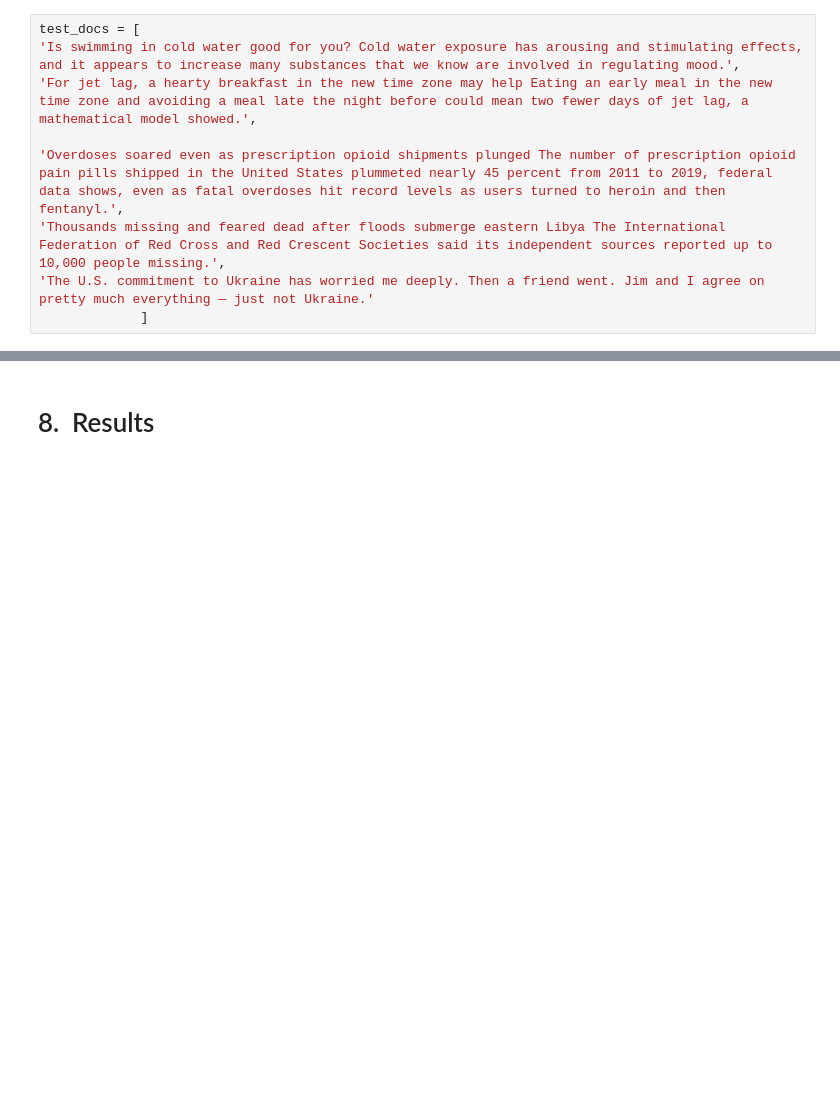
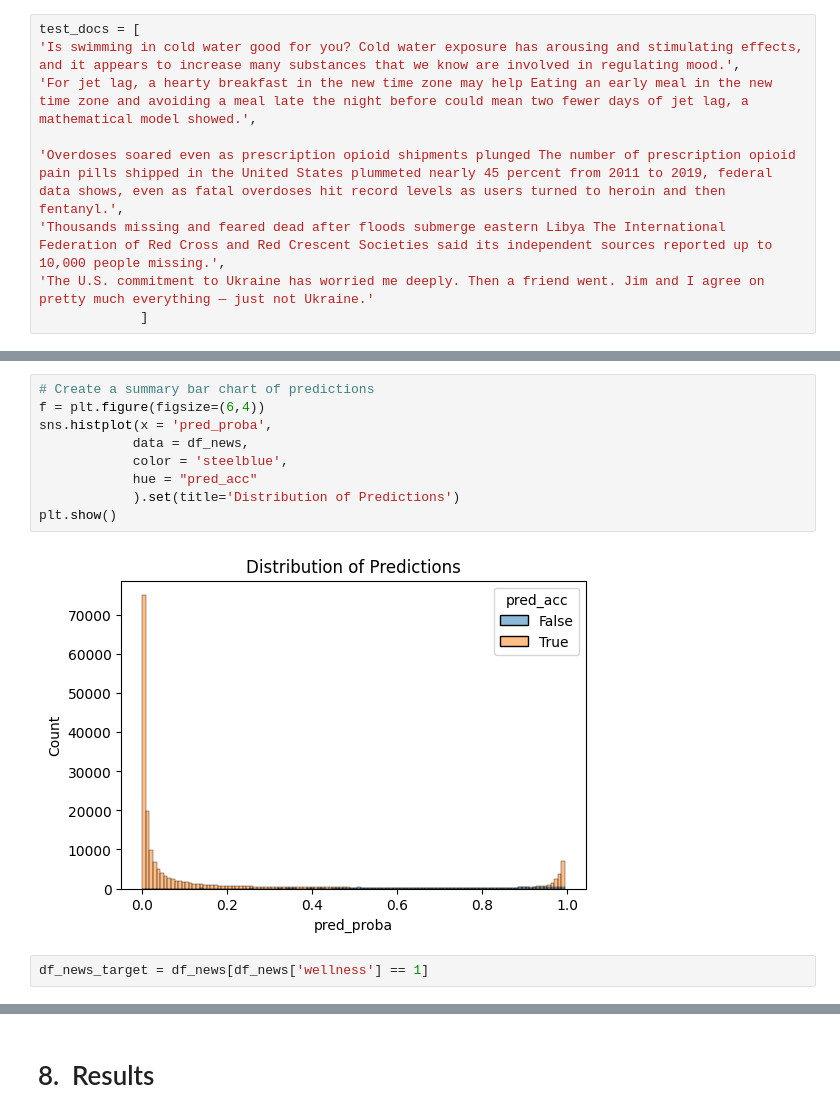
Before and after one commit to TOM-BOHN/MsDS-Marketing-Supervised-Text-Classification, a Jupyter notebook: marketing_text_classification.ipynb, the cells around one changed output, grey strips where cells are left out. Cells and saved outputs as stored; diff of their text form; blank space fills up the shorter version.

```diff
--- a/marketing_text_classification.ipynb
+++ b/marketing_text_classification.ipynb
@@ -763,0 +795,13 @@ The U.S. commitment to Ukraine has worried me deeply. Then a friend went. Jim an
+# %%
+# Create a summary bar chart of predictions
+f = plt.figure(figsize=(6,4))
+sns.histplot(x = 'pred_proba',
+            data = df_news,
+            color = 'steelblue',
+            hue = "pred_acc"
+            ).set(title='Distribution of Predictions')
+plt.show()
+# %% [output]
+[figure, added]
+# %%
+df_news_target = df_news[df_news['wellness'] == 1]
```
Also changed, not shown: parts of 27 cells of this notebook.
